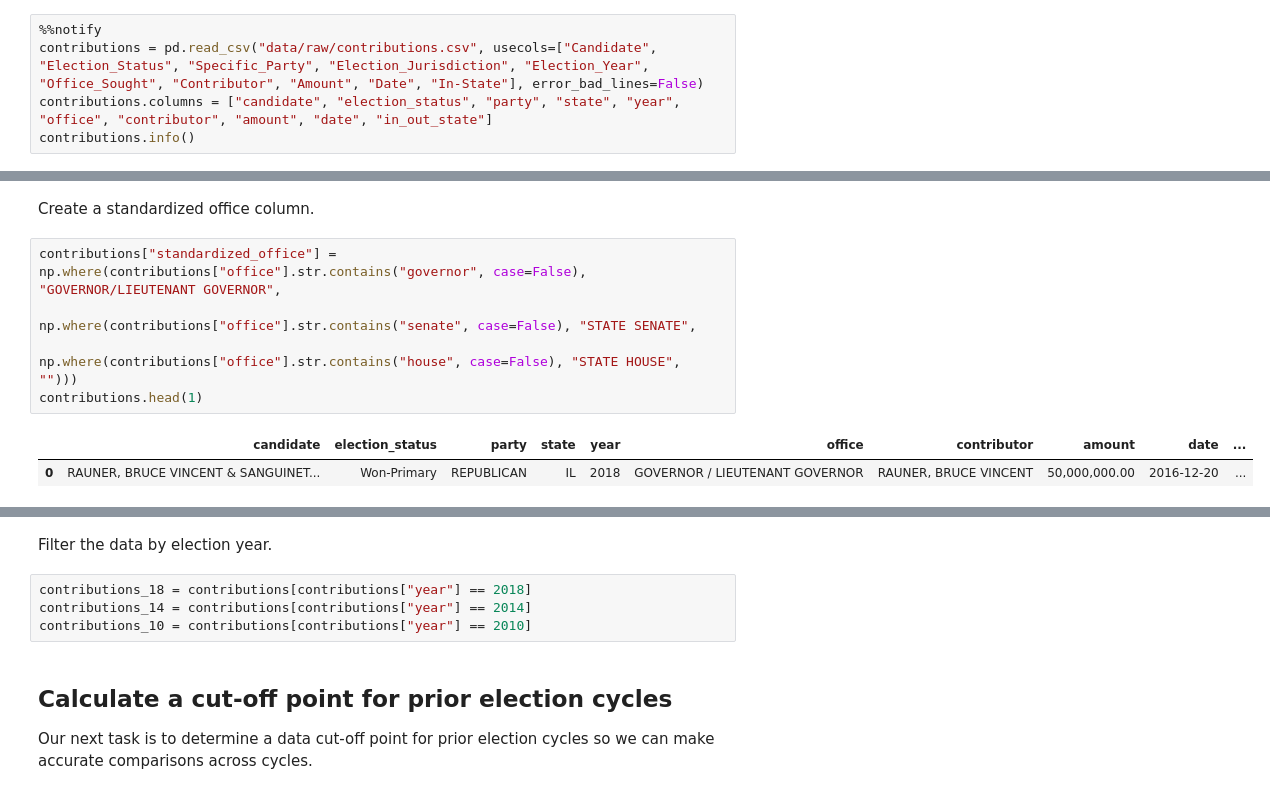
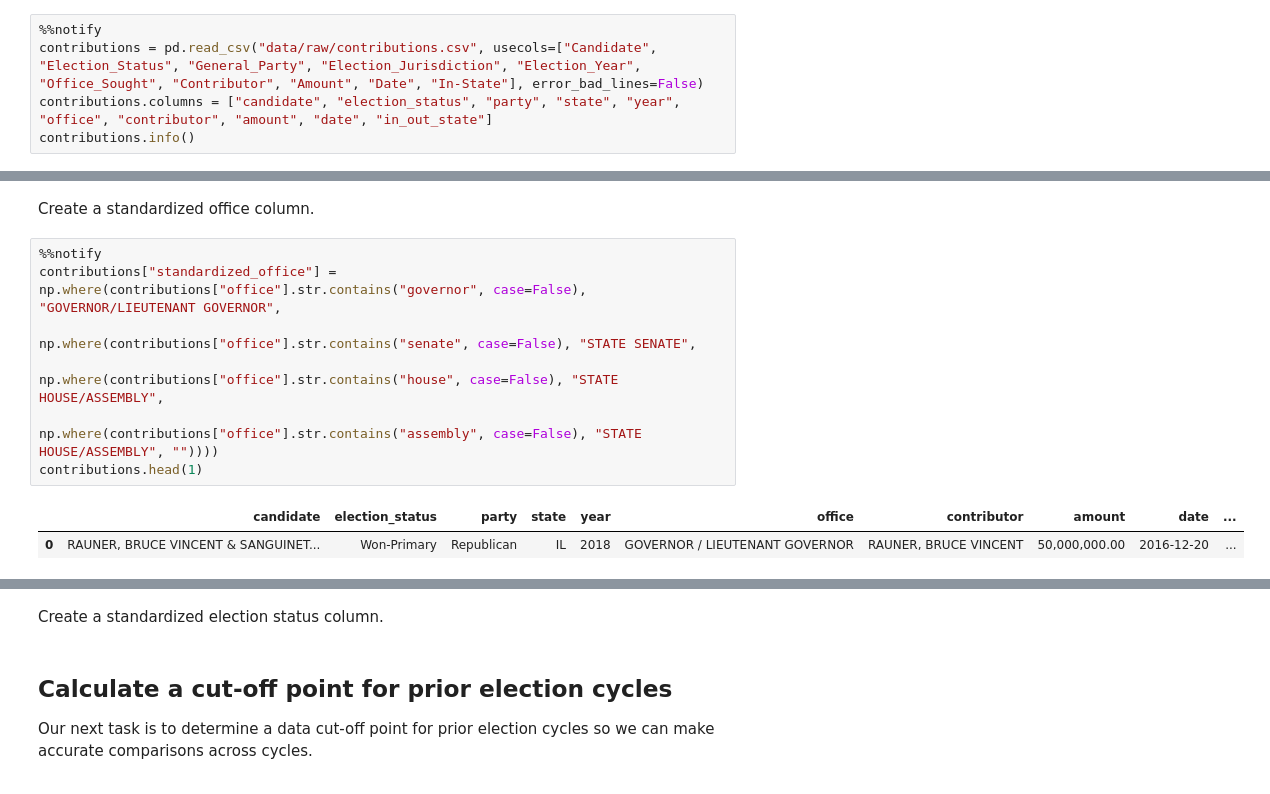
Before and after one commit to PublicI/out-of-state-contribs, a Jupyter notebook: data-prep.ipynb, the cells around one changed output, grey strips where cells are left out. Saved outputs shown, nothing was run; the diff lists cells and outputs as text.

```diff
--- a/data-prep.ipynb
+++ b/data-prep.ipynb
@@ -43,7 +43,7 @@ data/raw/contributi     [ <=>                ]   2.02G  1.11MB/s    in 54m 17s
 Import the contributions data.
 # %%
 %%notify
-contributions = pd.read_csv("data/raw/contributions.csv", usecols=["Candidate", "Election_Status", "Specific_Party", "Election_Jurisdiction", "Election_Year", "Office_Sought", "Contributor", "Amount", "Date", "In-State"], error_bad_lines=False)
+contributions = pd.read_csv("data/raw/contributions.csv", usecols=["Candidate", "Election_Status", "General_Party", "Election_Jurisdiction", "Election_Year", "Office_Sought", "Contributor", "Amount", "Date", "In-State"], error_bad_lines=False)
 contributions.columns = ["candidate", "election_status", "party", "state", "year", "office", "contributor", "amount", "date", "in_out_state"]
 contributions.info()
 # %% [output]
@@ -118,10 +120,12 @@ memory usage: 717.4+ MB
 # %% [markdown]
 Create a standardized office column.
 # %%
+%%notify
 contributions["standardized_office"] = np.where(contributions["office"].str.contains("governor", case=False), "GOVERNOR/LIEUTENANT GOVERNOR",
                                        np.where(contributions["office"].str.contains("senate", case=False), "STATE SENATE",
-                                       np.where(contributions["office"].str.contains("house", case=False), "STATE HOUSE", "")))
+                                       np.where(contributions["office"].str.contains("house", case=False), "STATE HOUSE/ASSEMBLY",
+                                       np.where(contributions["office"].str.contains("assembly", case=False), "STATE HOUSE/ASSEMBLY", ""))))
 contributions.head(1)
 # %% [output]
 |  | candidate | election_status | party | state | year | office | contributor | amount | date | ... |
-| 0 | RAUNER, BRUCE VINCENT & SANGUINET... | Won-Primary | REPUBLICAN | IL | 2018 | GOVERNOR / LIEUTENANT GOVERNOR | RAUNER, BRUCE VINCENT | 50,000,000.00 | 2016-12-20 | ... |
+| 0 | RAUNER, BRUCE VINCENT & SANGUINET... | Won-Primary | Republican | IL | 2018 | GOVERNOR / LIEUTENANT GOVERNOR | RAUNER, BRUCE VINCENT | 50,000,000.00 | 2016-12-20 | ... |
@@ -128,9 +133,5 @@ contributions.head(1)
-# %% [markdown]
-Filter the data by election year.
-# %%
-contributions_18 = contributions[contributions["year"] == 2018]
-contributions_14 = contributions[contributions["year"] == 2014]
-contributions_10 = contributions[contributions["year"] == 2010]
+# %% [markdown]
+Create a standardized election status column.
 # %% [markdown]
 ## Calculate a cut-off point for prior election cycles
 
```
Also changed, not shown: parts of 31 cells of this notebook.
